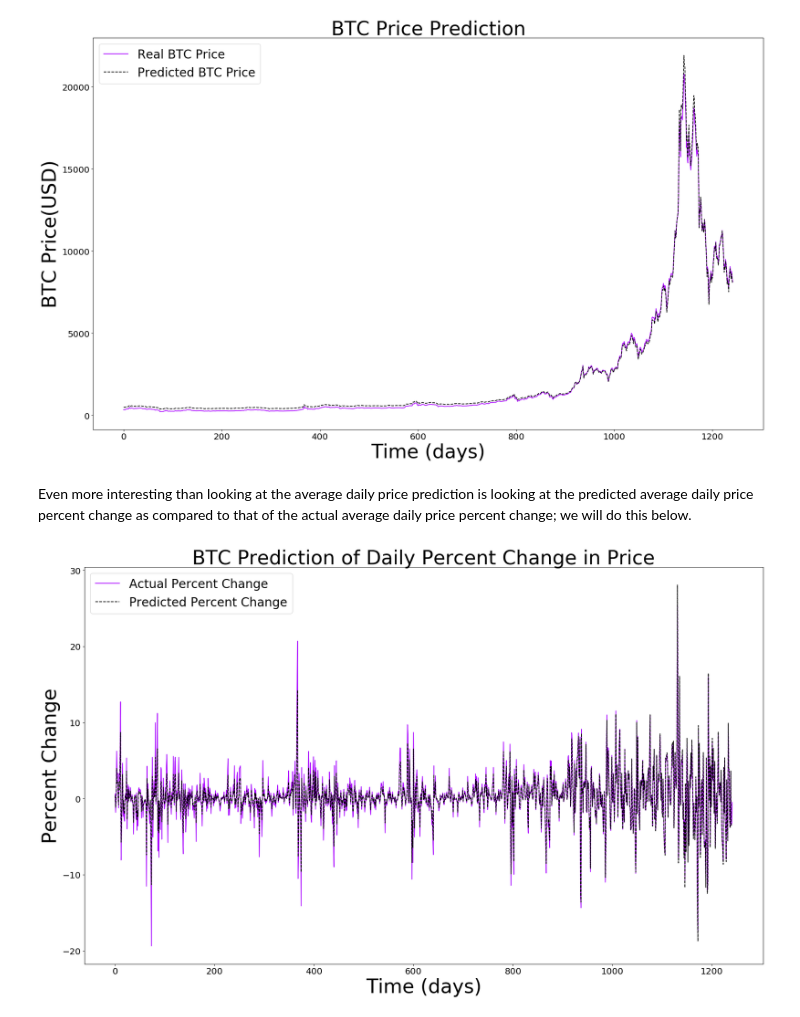
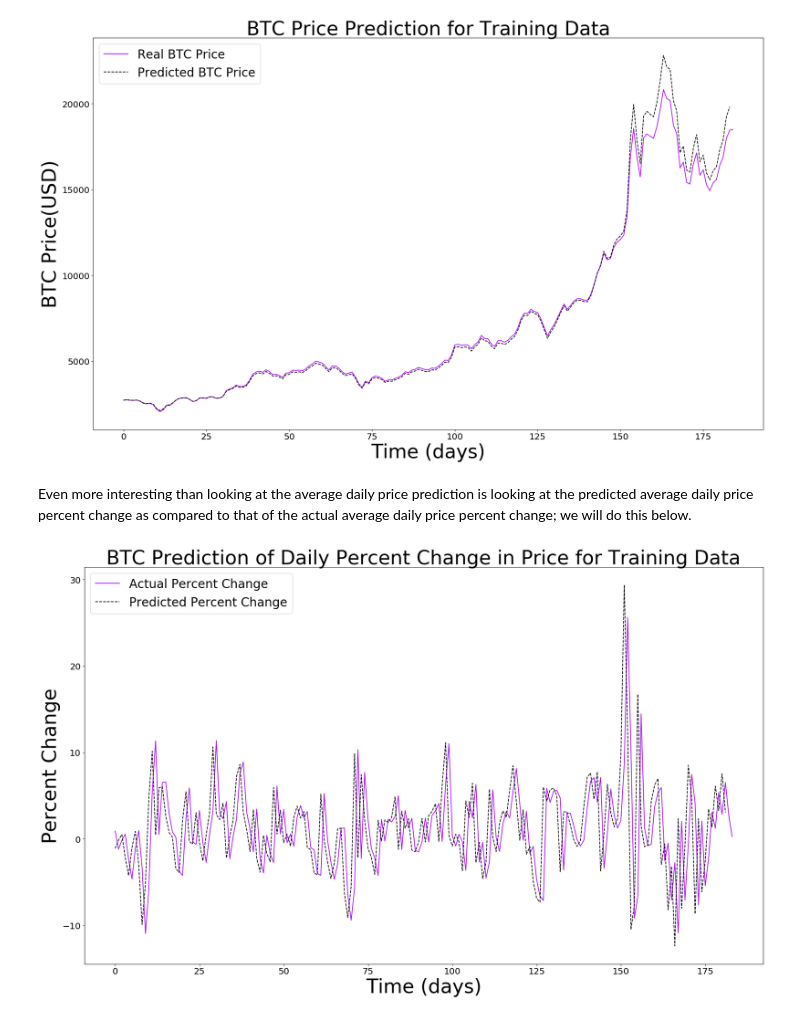
Before and after one commit to CSCI4850/S18-team2-project, a Jupyter notebook: model/RNN_Proof_of_Concept.ipynb, the cells around one changed output. Drawn from its saved outputs; the diff is of its cells as text; code cells hidden in the pictures.

Commit message:
Made graphs for comparing both training and testing data.

```diff
--- a/model/RNN_Proof_of_Concept.ipynb
+++ b/model/RNN_Proof_of_Concept.ipynb
@@ -23,4 +24,9 @@ df            = read_csv('../data/' + dataFiles[file])
 df['date']    = to_datetime(df['Timestamp'],unit='s').dt.date
 # Store the average weighted price per day.
 daily_average = [df.groupby('date')['Weighted_Price'].mean().apply(Yen_To_USD), df.groupby('date')['Weighted_Price'].mean()][file%2]
+# %%
+#Partition the data set into training and testing sets.
+split                 = 0.3
+partition             = -int(split*len(daily_average))
+train_data, test_data = daily_average[:partition], daily_average[partition:]
 # %% [markdown]
@@ -59,11 +65,14 @@ model.add(Dense(units      = 1,
                 activation = 'linear'))
 
 model.compile(loss      = 'mean_squared_error',
-              optimizer = 'rmsprop')
+              optimizer = 'rmsprop',
+              metrics   = ['accuracy'])
 
 # Fitting the RNN to the Training set
-history = model.fit(x          = x_train,
-                    y          = y_train,
-                    batch_size = len(x_train),
-                    epochs     = 100,
-                    verbose    = 0)
+history = model.fit(x                = x_train,
+                    y                = y_train,
+                    batch_size       = len(x_train),
+                    epochs           = 100,
+                    validation_split = 0.2,
+                    verbose          = 0,
+                    callbacks=[TQDMNotebookCallback()])
@@ -74,3 +86,7 @@ predicted_BTC_price = sc.inverse_transform(model.predict(x_train))
+# %%
+# Comparing our model's output, given the training data, to the expected output.
+actual_prices_train       = sc1.inverse_transform(y_train)[:-1]
+predicted_BTC_price_train = sc1.inverse_transform(model.predict(x_train))[1:]
 # %%
 # Visualising the results
 plt.figure(figsize   = (25,15),
@@ -78,17 +94,17 @@ plt.figure(figsize   = (25,15),
            facecolor = 'w',
            edgecolor = 'k')
 
-ax      = plt.gca()
+ax = plt.gca()
 
-plt.plot(actual_prices,
+plt.plot(actual_prices_train,
          color = '#AA00FF',
          label = 'Real BTC Price')
-plt.plot(predicted_BTC_price[1:],
+plt.plot(predicted_BTC_price_train,
          color = '#000000',
          ls    = 'dashed',
          label = 'Predicted BTC Price')
 
-plt.title('BTC Price Prediction',
+plt.title('BTC Price Prediction for Training Data',
           fontsize = 40)
 
 for tick in ax.xaxis.get_major_ticks():
@@ -105,43 +121,43 @@ plt.legend(loc  = 'best',
 
 plt.show()
 # %% [output]
-[figure, old version]
+[figure, new version]
 # %% [markdown]
 Even more interesting than looking at the average daily price prediction is looking at the predicted average daily price percent change as compared to that of the actual average daily price percent change; we will do this below.
 # %%
-predicted_percent_change = [100*(e2[0] - e1[0])/e1[0] for e1, e2 in zip(predicted_BTC_price[:-1], predicted_BTC_price[1:])]
-actual_percent_change    = [100*(e2 - e1)/e1 for e1, e2 in zip(actual_prices[:-1], actual_prices[1:])]
+predicted_percent_change_train = [100*(e2[0] - e1[0])/e1[0] for e1, e2 in zip(predicted_BTC_price_train[:-1], predicted_BTC_price_train[1:])]
+actual_percent_change_train    = [100*(e2 - e1)/e1 for e1, e2 in zip(actual_prices_train[:-1], actual_prices_train[1:])]
 # %%
 plt.figure(figsize   = (25,15),
            dpi       = 80,
            facecolor = 'w',
            edgecolor = 'k')
 
-ax      = plt.gca()
+ax = plt.gca()
 
-plt.plot(actual_percent_change,
+plt.plot(actual_percent_change_train,
          color = '#AA00FF',
          label = 'Actual Percent Change')
-plt.plot(predicted_percent_change[1:],
+plt.plot(predicted_percent_change_train,
          color = '#000000',
          ls    = 'dashed',
          label = 'Predicted Percent Change')
 
-plt.title('BTC Prediction of Daily Percent Change in Price',
+plt.title('BTC Prediction of Daily Percent Change in Price for Training Data',
           fontsize = 40)
 
 for tick in ax.xaxis.get_major_ticks():
     tick.label1.set_fontsize(18)
 for tick in ax.yaxis.get_major_ticks():
     tick.label1.set_fontsize(18)
 
 plt.xlabel('Time (days)',
            fontsize = 40)
 plt.ylabel('Percent Change',
            fontsize = 40)
 plt.legend(loc  = 'best',
            prop = {'size': 25})
 
 plt.show()
 # %% [output]
-[figure, old version]
+[figure, new version]
```
Also changed, not shown: parts of 10 cells of this notebook.
